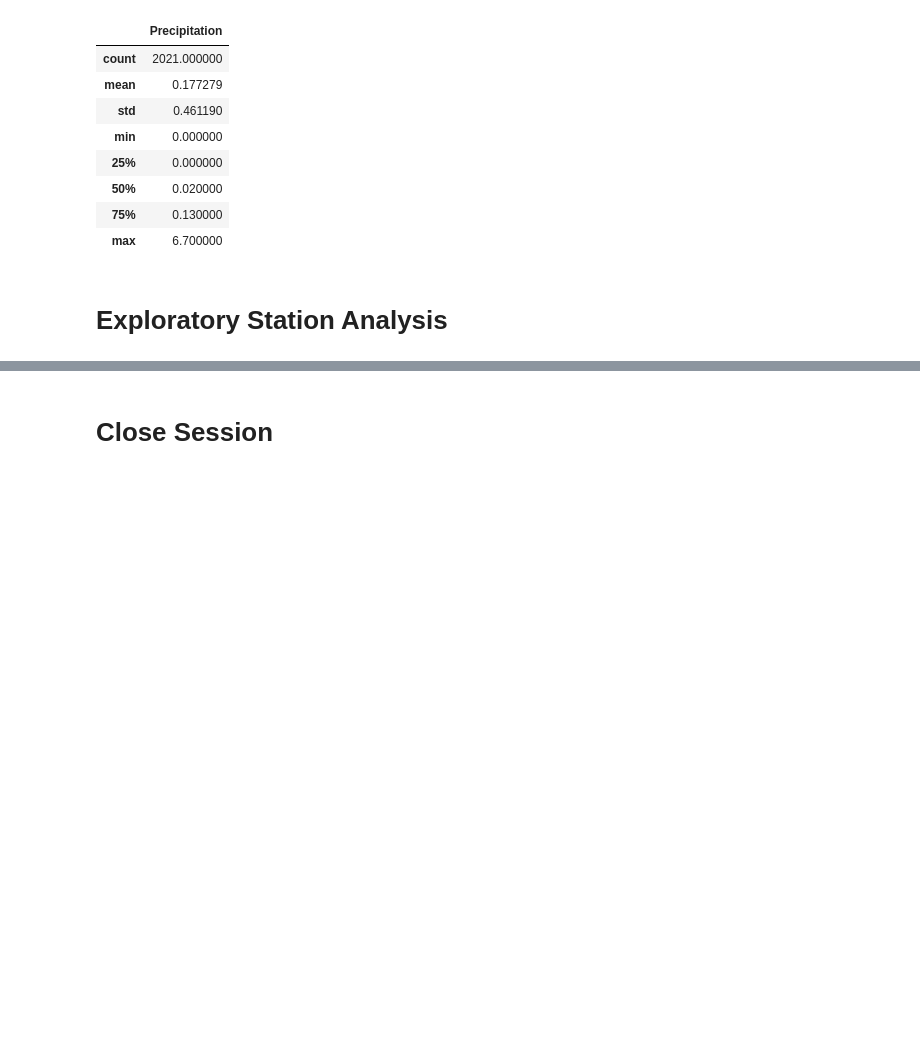
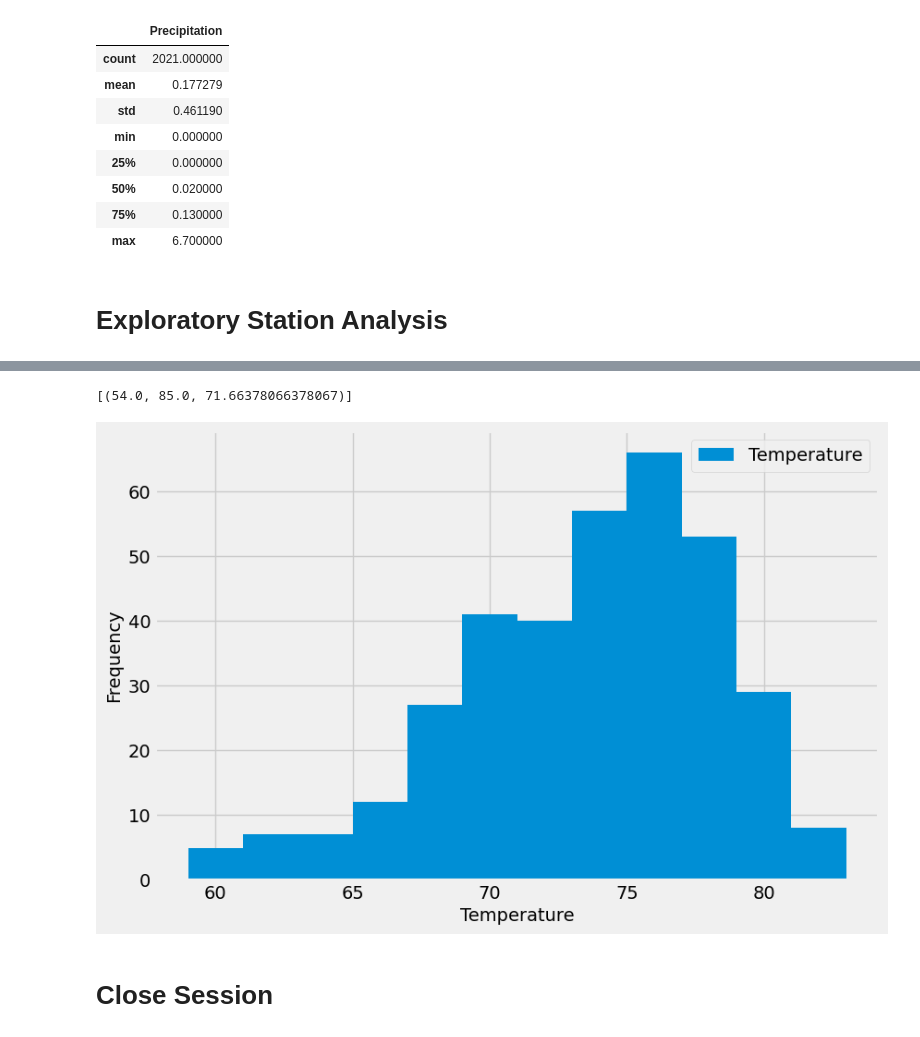
Before and after one commit to Felo2023/sqlalchemy-challenge, a Jupyter notebook: SurfsUp/climate_starter.ipynb, the cells around one changed output, grey strips where cells are left out. Cells and saved outputs as stored; diff of their text form; code cells hidden in the pictures; blank space fills up the shorter version.

```diff
--- a/SurfsUp/climate_starter.ipynb
+++ b/SurfsUp/climate_starter.ipynb
@@ -106,3 +109,6 @@ results_df.describe()
 # %%
 # Design a query to find the most active stations (i.e. which stations have the most rows?)
 # List the stations and their counts in descending order.
+most_active_stations=session.query(measurement.station,func.count(measurement.station)).\
+    group_by(measurement.station).order_by(func.count(measurement.station).desc()).all()
+most_active_stations
@@ -109,2 +125,8 @@ results_df.describe()
 # %%
 # Using the most active station id from the previous query, calculate the lowest, highest, and average temperature.
+active_station=most_active_stations[0][0]
+temperatures_active_station=session.query(func.min(measurement.tobs),func.max(measurement.tobs),func.avg(measurement.tobs)).\
+    filter(measurement.station==active_station).all()
+temperatures_active_station
+# %% [output]
+[(54.0, 85.0, 71.66378066378067)]
@@ -114,3 +133,29 @@ results_df.describe()
+# %%
+# Using the most active station id
+# Query the last 12 months of temperature observation data for this station and plot the results as a histogram
+year_before
+temperatures_active_station_12months=session.query(measurement.date,measurement.tobs).\
+    filter(measurement.date>=year_before).filter(measurement.station==active_station).all()
+
+measurement_date_list2=[]
+measurement_tobs_list=[]
+for date_temperatures in temperatures_active_station_12months:
+    (measurement_date2,measurement_tobs)=date_temperatures
+    measurement_date_list2.append(measurement_date2)
+    measurement_tobs_list.append(measurement_tobs)
+results_dict2={'Date':measurement_date_list2,'Temperature':measurement_tobs_list}
+
+temperatures_df=pd.DataFrame(results_dict2)
+temperatures_df=temperatures_df.dropna()
+temperatures_df.plot(kind='hist',bins=12,figsize=(9,6))
+
+plt.xlabel("Temperature")
+plt.ylabel("Frequency")
+
+plt.savefig("Temperatures_mostactive_station.png")
+plt.show()
+# %% [output]
+[figure, added]
 # %% [markdown]
 # Close Session
 # %%
```
Also changed, not shown: parts of 5 cells of this notebook, 1 other file.
